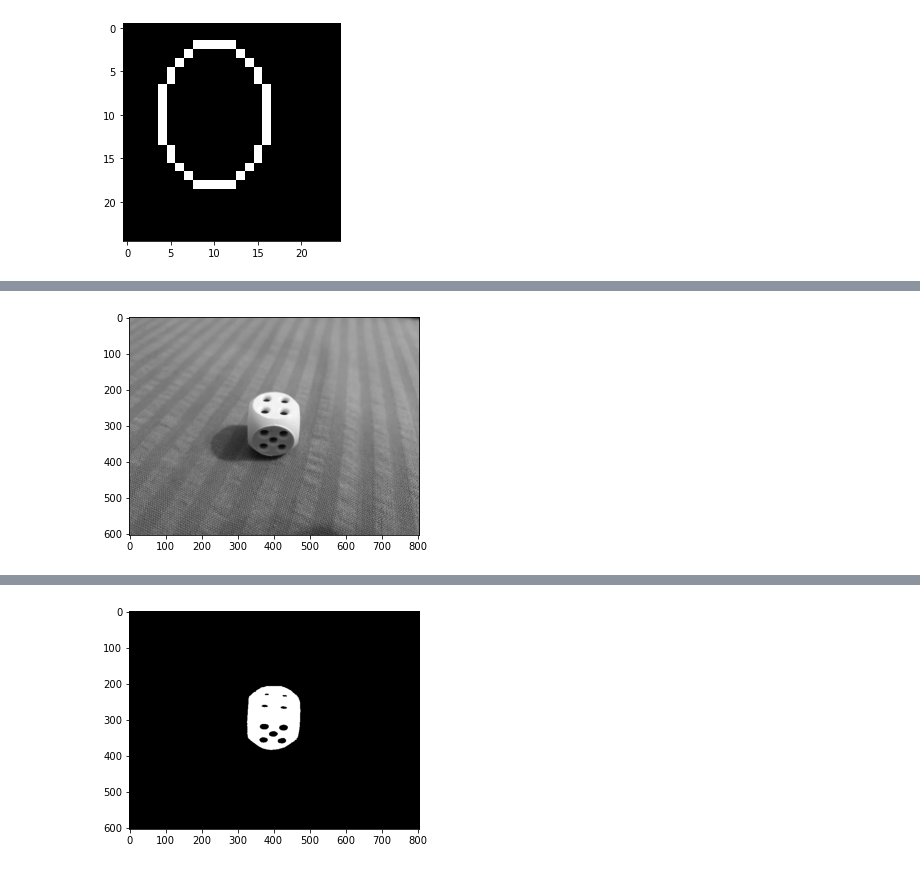
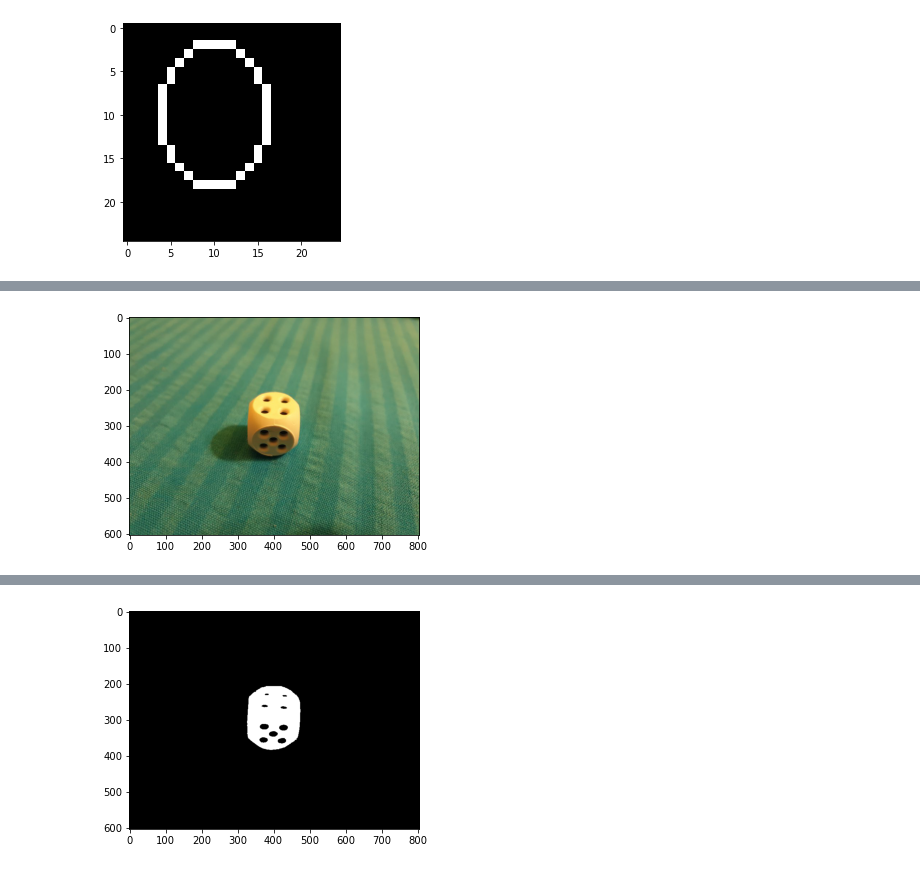
Before and after one commit to pawk3k/KCK, a Jupyter notebook: projekt/circles.ipynb, the cells around one changed output, grey strips where cells are left out. Saved outputs shown, nothing was run; the diff lists cells and outputs as text; code cells hidden in the pictures.

```diff
--- a/projekt/circles.ipynb
+++ b/projekt/circles.ipynb
@@ -163,6 +184,6 @@ p = np.percentile(im2, 50); p
 # %%
 im = io.imread('2side.jpg')
 im2 = np.uint8(rgb2gray(im)*255)
-bwshow(im2)
+bwshow(im)
 # %% [output]
-[figure, old version]
+[figure, new version]
```
Also changed, not shown: parts of 25 cells of this notebook, 3 other files.
